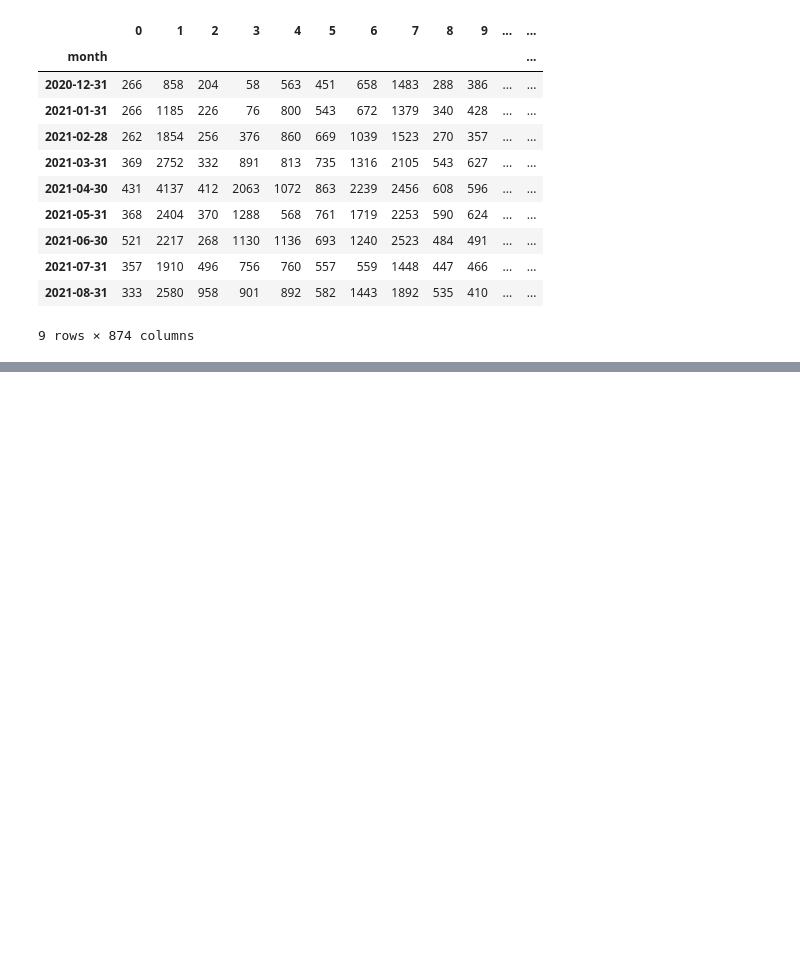
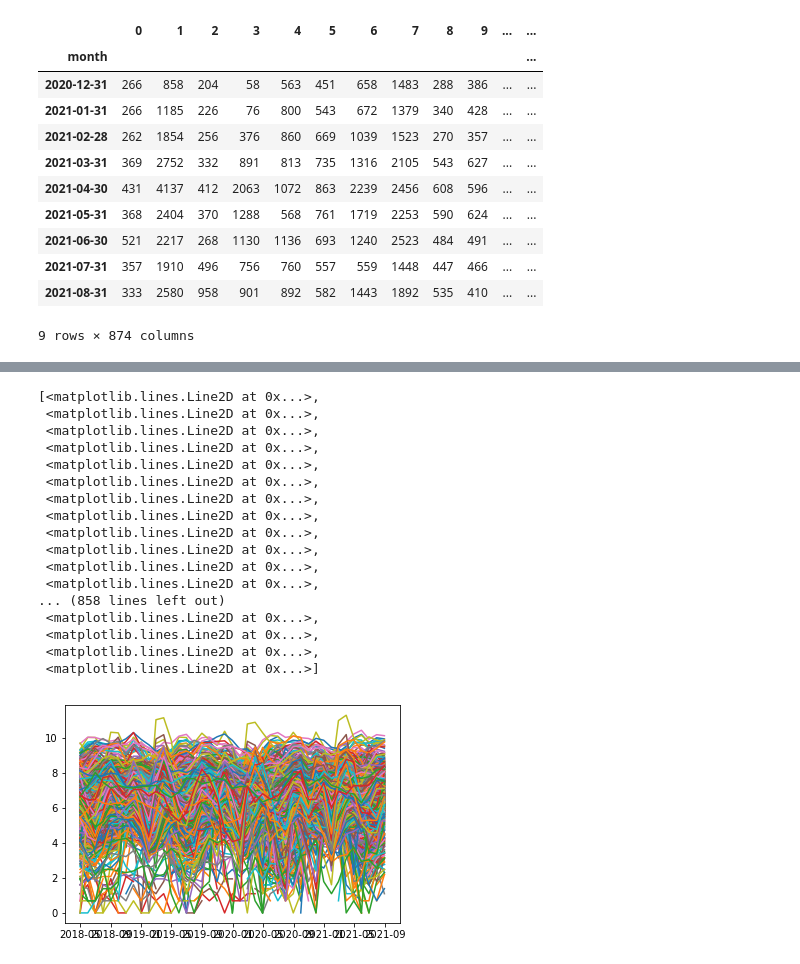
Before and after one commit to Sagarlatake/TimeSeries_Sales_Price_Forecasting_Multivariate, a Jupyter notebook: TimeSeries_Machine_Learning_Sales_Price_Forecasting_Final.ipynb, the cells around one changed output, grey strips where cells are left out. Cells and saved outputs as stored; diff of their text form; code cells hidden in the pictures; blank space fills up the shorter version.

```diff
--- a/TimeSeries_Machine_Learning_Sales_Price_Forecasting_Final.ipynb
+++ b/TimeSeries_Machine_Learning_Sales_Price_Forecasting_Final.ipynb
@@ -423,0 +472,22 @@ KeyError: -1
+# %%
+ts_log = np.log(data)
+plt.plot(ts_log)
+# %% [output]
+[<matplotlib.lines.Line2D at 0x...>,
+ <matplotlib.lines.Line2D at 0x...>,
+ <matplotlib.lines.Line2D at 0x...>,
+ <matplotlib.lines.Line2D at 0x...>,
+ <matplotlib.lines.Line2D at 0x...>,
+ <matplotlib.lines.Line2D at 0x...>,
+ <matplotlib.lines.Line2D at 0x...>,
+ <matplotlib.lines.Line2D at 0x...>,
+ <matplotlib.lines.Line2D at 0x...>,
+ <matplotlib.lines.Line2D at 0x...>,
+ <matplotlib.lines.Line2D at 0x...>,
+ <matplotlib.lines.Line2D at 0x...>,
+... (858 lines left out)
+ <matplotlib.lines.Line2D at 0x...>,
+ <matplotlib.lines.Line2D at 0x...>,
+ <matplotlib.lines.Line2D at 0x...>,
+ <matplotlib.lines.Line2D at 0x...>]
+[figure, added]
```
Also changed, not shown: parts of 15 cells of this notebook.
